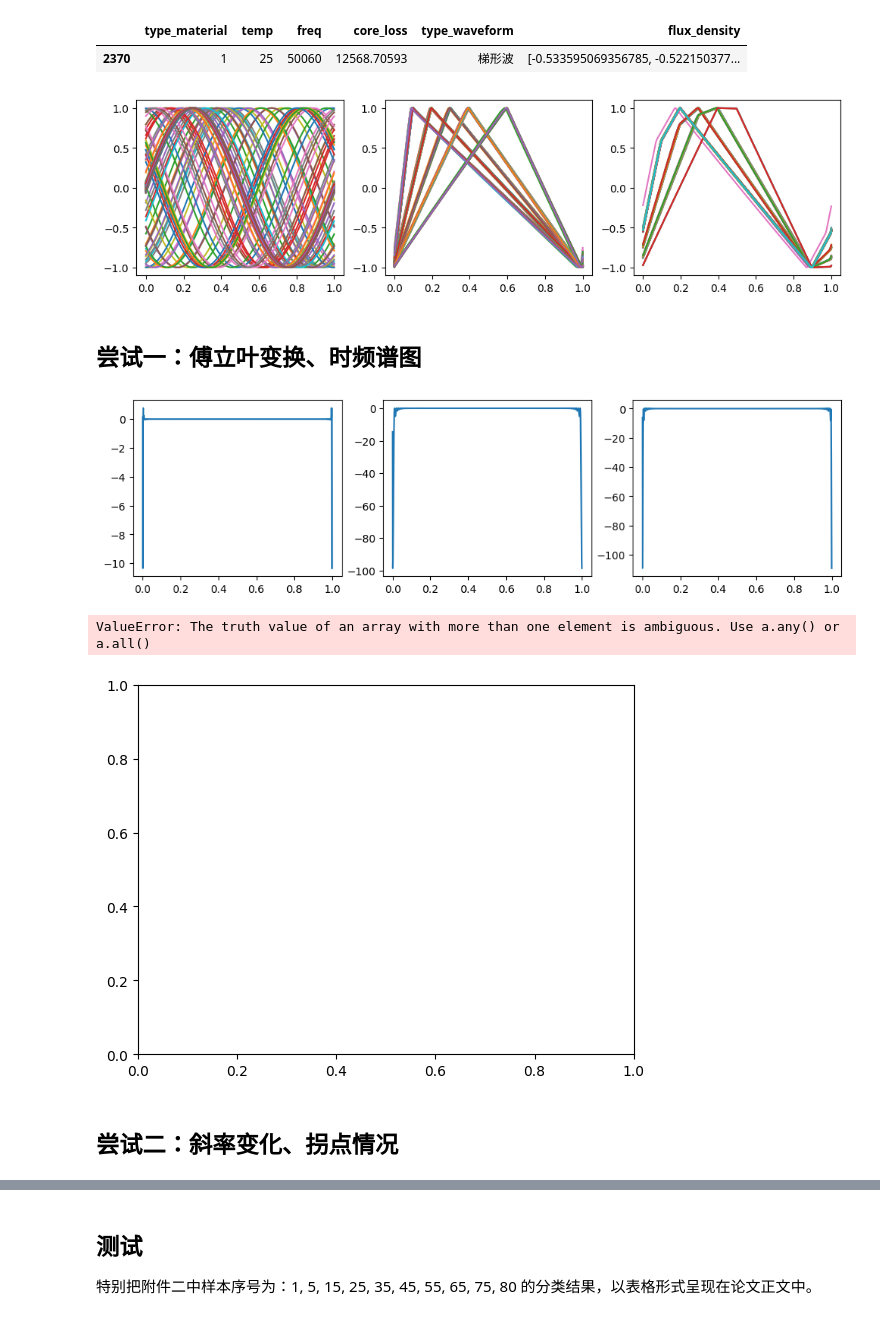
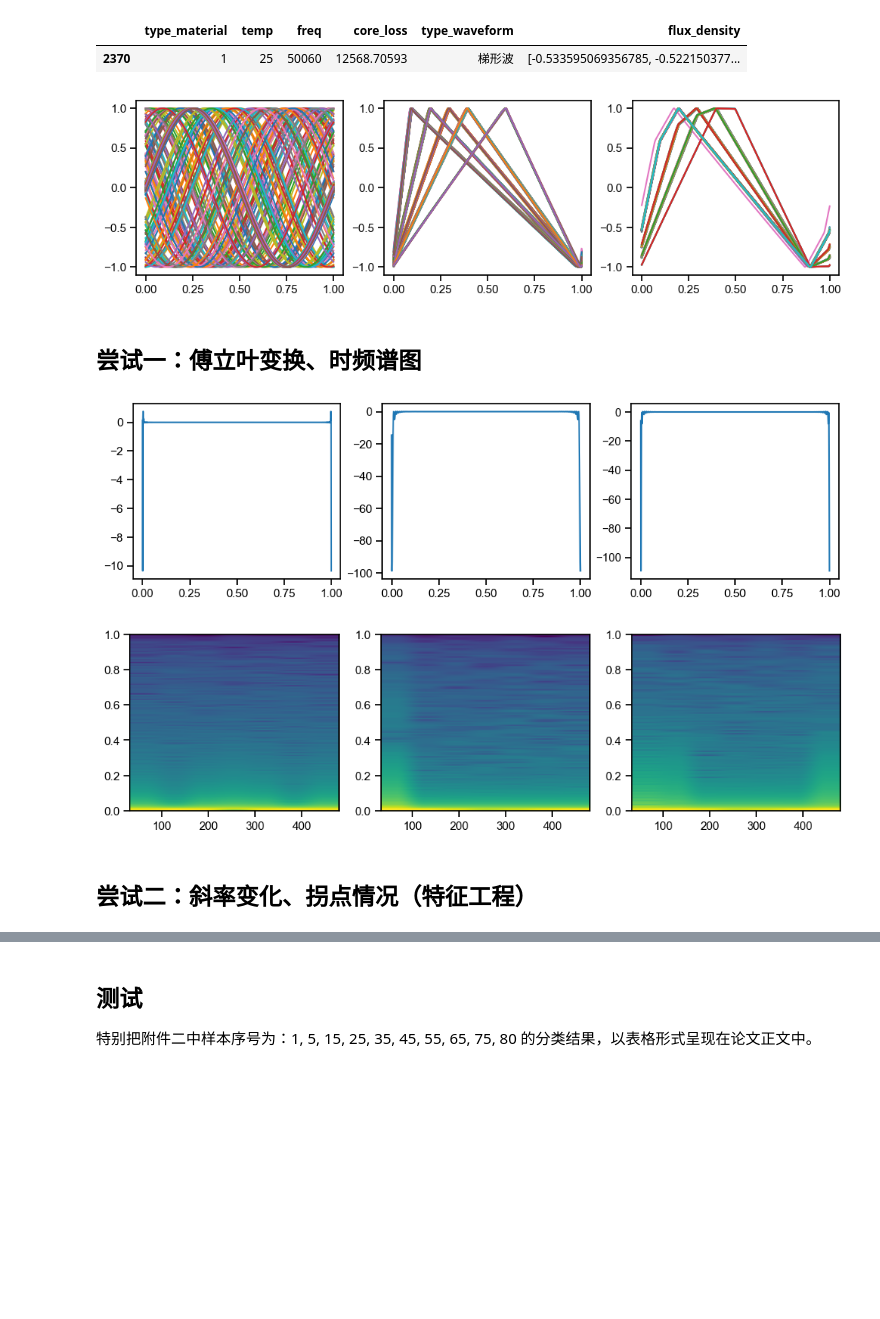
Before and after one commit to DURUII/Contest-CPMCM2024-C, a Jupyter notebook: Prob1.ipynb, the cells around one changed output, grey strips where cells are left out. Cells and saved outputs as stored; diff of their text form; code cells hidden in the pictures; blank space fills up the shorter version.

```diff
--- a/Prob1.ipynb
+++ b/Prob1.ipynb
@@ -28,5 +31,4 @@ numpy.float64
 # %%
-df = df[df['flux_density'].apply(lambda x: np.isnan(x).any()) == False]
-df
+assert len(df[df['flux_density'].apply(lambda x: np.isnan(x).any()) == True]) == 0
 # %% [output]
 |  | type_material | temp | freq | core_loss | type_waveform | flux_density |
@@ -58,9 +52,9 @@ xs = np.linspace(0, 1, 1024)
 for type_waveform, ax in zip(['正弦波', '三角波', '梯形波'], axes):
     for i in range(1, min(10000, len(df[df['type_waveform'] == type_waveform])), 10):
         ax.plot(xs, df[df['type_waveform'] == type_waveform]['flux_density'].iloc[i])
-plt.savefig('waveform.png', dpi=500, bbox_inches='tight')
+plt.savefig('figures/waveform.png', dpi=500, bbox_inches='tight')
 # %% [output]
-[figure, old version]
+[figure, new version]
 # %% [markdown]
 ## 尝试一：傅立叶变换、时频谱图
 # %%
@@ -68,13 +62,13 @@ fig, axes = plt.subplots(1, 3, figsize=(12, 3))
 for type_waveform, ax in zip(['正弦波', '三角波', '梯形波'], axes):
     ax.plot(xs, np.fft.fft(df[df['type_waveform'] == type_waveform]['flux_density'].iloc[1]))
 # %% [output]
-[figure, old version]
+[figure, new version]
 # %%
-for type_waveform in ['正弦波', '三角波', '梯形波']:
-    plt.specgram(xs, df[df['type_waveform'] == type_waveform]['flux_density'].iloc[1])
+fig, axes = plt.subplots(1, 3, figsize=(12, 3))
+for type_waveform, ax in zip(['正弦波', '三角波', '梯形波'], axes):
+    ax.specgram(df[df['type_waveform'] == type_waveform]['flux_density'].iloc[1])
 # %% [output]
-ValueError: The truth value of an array with more than one element is ambiguous. Use a.any() or a.all()
-[figure, old version]
+[figure, new version]
 # %% [markdown]
-## 尝试二：斜率变化、拐点情况
+## 尝试二：斜率变化、拐点情况（特征工程）
 # %%
```
Also changed, not shown: parts of 13 cells of this notebook, 4 other files.
